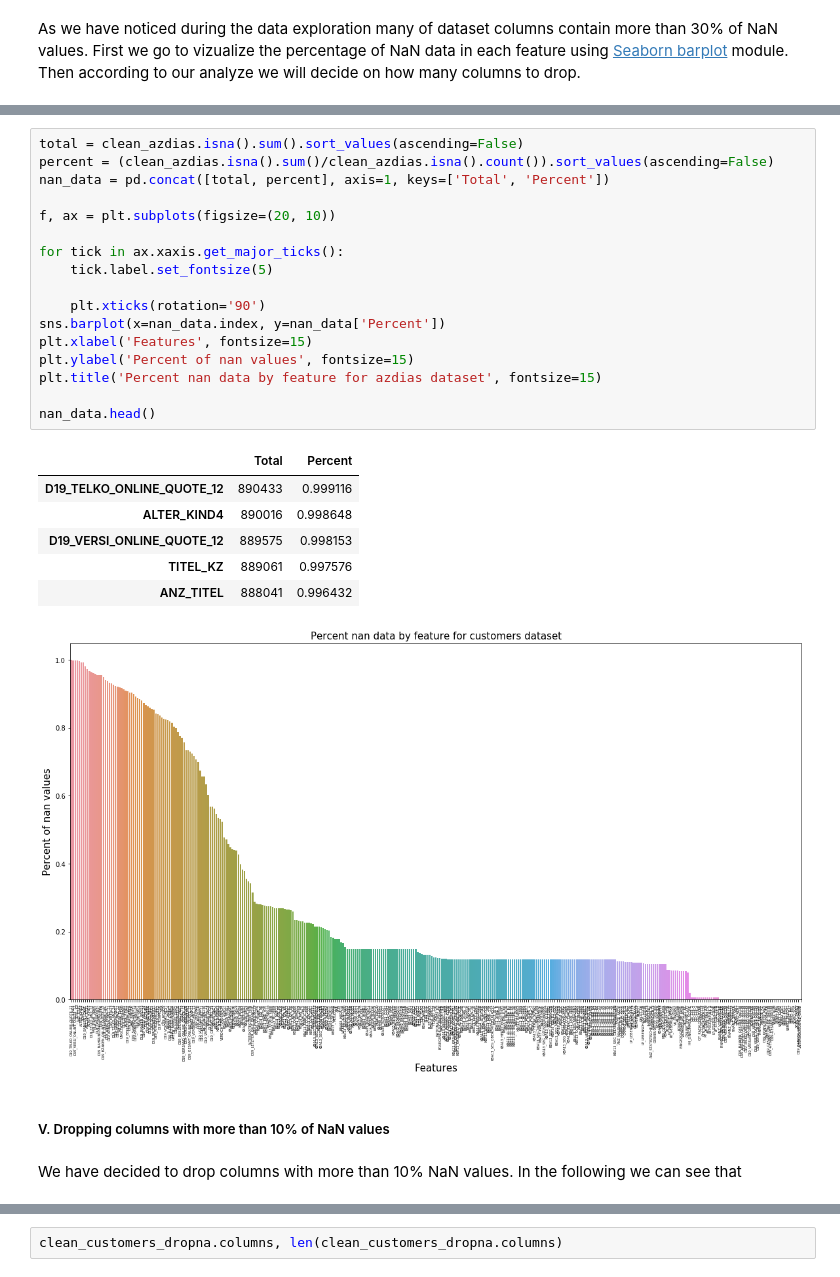
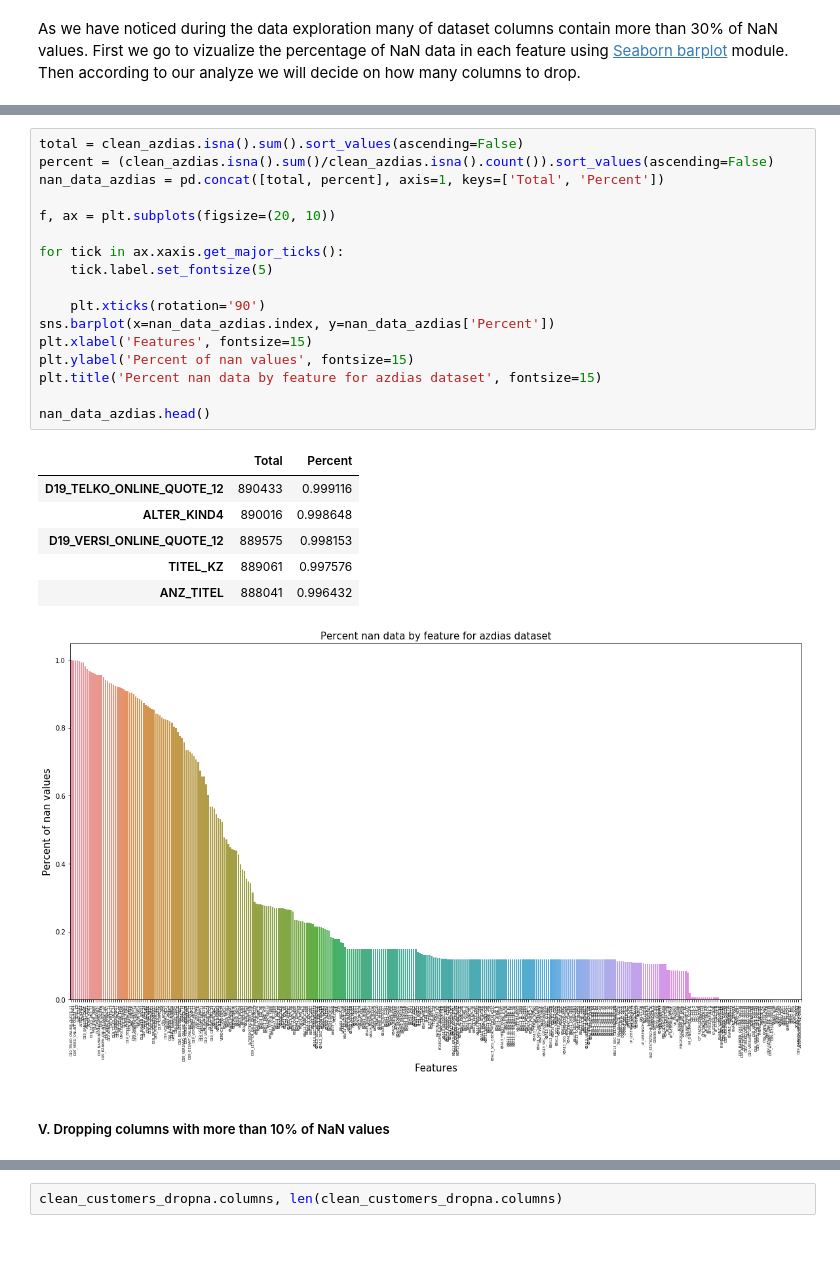
Before and after one commit to keyvantaj/Capstone_Project, a Jupyter notebook: Arvato Project Workbook.ipynb, the cells around one changed output, grey strips where cells are left out. Cells and saved outputs as stored; diff of their text form; blank space fills up the shorter version.

```diff
--- a/Arvato Project Workbook.ipynb
+++ b/Arvato Project Workbook.ipynb
@@ -469,29 +462,27 @@ nan_data.head()
 # %%
 total = clean_azdias.isna().sum().sort_values(ascending=False)
 percent = (clean_azdias.isna().sum()/clean_azdias.isna().count()).sort_values(ascending=False)
-nan_data = pd.concat([total, percent], axis=1, keys=['Total', 'Percent'])
+nan_data_azdias = pd.concat([total, percent], axis=1, keys=['Total', 'Percent'])
 
 f, ax = plt.subplots(figsize=(20, 10))
 
 for tick in ax.xaxis.get_major_ticks():
     tick.label.set_fontsize(5)
 
     plt.xticks(rotation='90')
-sns.barplot(x=nan_data.index, y=nan_data['Percent'])
+sns.barplot(x=nan_data_azdias.index, y=nan_data_azdias['Percent'])
 plt.xlabel('Features', fontsize=15)
 plt.ylabel('Percent of nan values', fontsize=15)
 plt.title('Percent nan data by feature for azdias dataset', fontsize=15)
 
-nan_data.head()
+nan_data_azdias.head()
 # %% [output]
 |  | Total | Percent |
 | D19_TELKO_ONLINE_QUOTE_12 | 890433 | 0.999116 |
 | ALTER_KIND4 | 890016 | 0.998648 |
 | D19_VERSI_ONLINE_QUOTE_12 | 889575 | 0.998153 |
 | TITEL_KZ | 889061 | 0.997576 |
 | ANZ_TITEL | 888041 | 0.996432 |
-[figure, old version]
+[figure, new version]
 # %% [markdown]
 ##### V. Dropping columns with more than 10% of NaN values
-# %% [markdown]
-We have decided to drop columns with more than 10% NaN values. In the following we can see that
```
Also changed, not shown: parts of 87 cells of this notebook.
